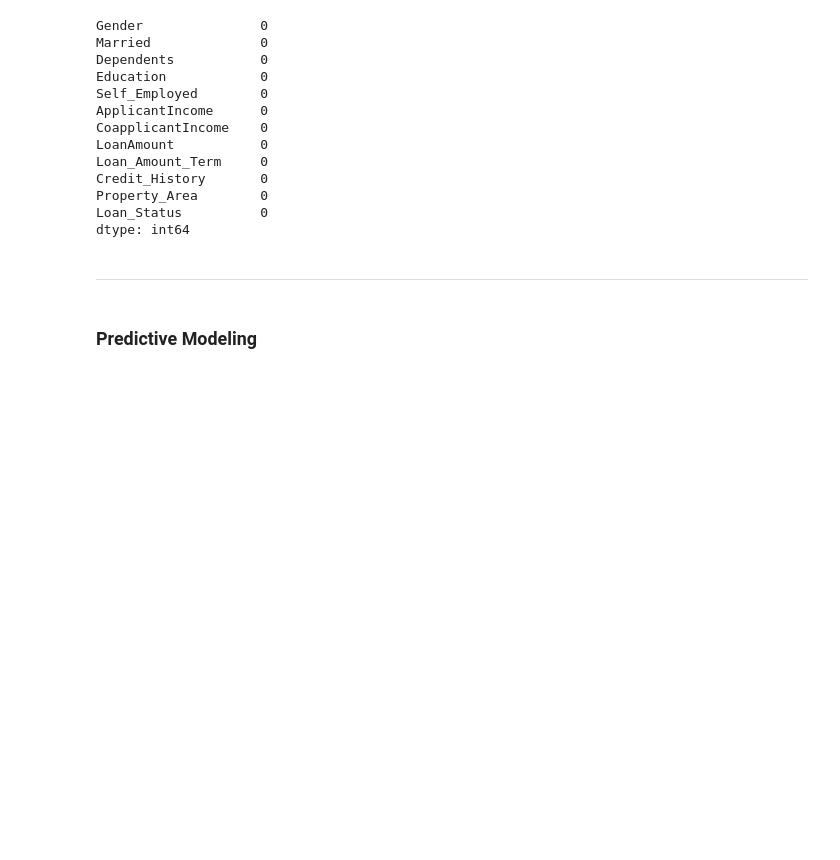
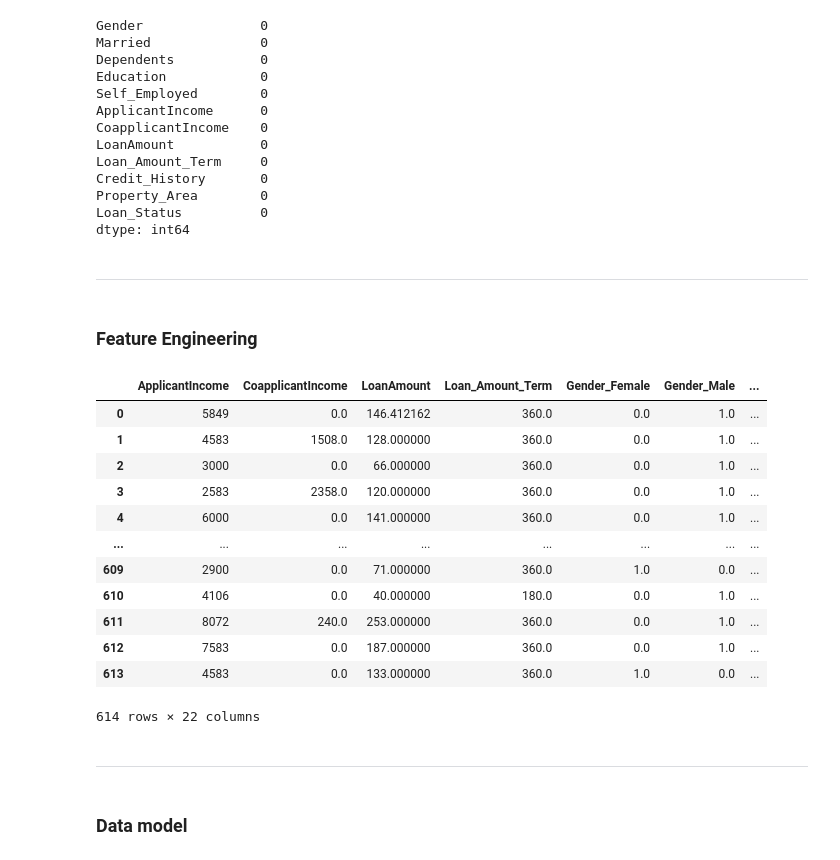
Before and after one commit to dylanxlam/data_science_practice_and_skills, a Jupyter notebook: Term Project/termProjectProposal.ipynb, the cells around one changed output. Drawn from its saved outputs; the diff is of its cells as text; code cells hidden in the pictures; blank space fills up the shorter version.

```diff
--- a/Term Project/termProjectProposal.ipynb
+++ b/Term Project/termProjectProposal.ipynb
@@ -148,5 +152,39 @@ Loan_Status          0
 dtype: int64
 # %% [markdown]
 ----
+# %% [markdown]
+### Feature Engineering
+# %%
+# Create categorical and numerical columns to train model
+categorical_columns = ['Gender', 'Married', 'Dependents', 'Education', 'Self_Employed', 'Property_Area','Credit_History']
+numerical_columns = ['ApplicantIncome', 'CoapplicantIncome', 'LoanAmount', 'Loan_Amount_Term' ]
+# %%
+# establish new dataframe with target and non-target collumns
+target = df['Loan_Status']
+train_df = df.drop(['Loan_Status'], axis=1)
+# %%
+# Encode categorical columns
+encoder = OneHotEncoder()
+encoded = encoder.fit_transform(train_df[categorical_columns])
+encoded_df = pd.DataFrame(encoded.toarray(), columns=encoder.get_feature_names_out(categorical_columns))
+encoded_train_df = pd.concat([train_df[numerical_columns], encoded_df], axis=1)
+# %%
+encoded_train_df
+# %% [output]
+|  | ApplicantIncome | CoapplicantIncome | LoanAmount | Loan_Amount_Term | Gender_Female | Gender_Male | ... |
+| 0 | 5849 | 0.0 | 146.412162 | 360.0 | 0.0 | 1.0 | ... |
+| 1 | 4583 | 1508.0 | 128.000000 | 360.0 | 0.0 | 1.0 | ... |
+| 2 | 3000 | 0.0 | 66.000000 | 360.0 | 0.0 | 1.0 | ... |
+| 3 | 2583 | 2358.0 | 120.000000 | 360.0 | 0.0 | 1.0 | ... |
+| 4 | 6000 | 0.0 | 141.000000 | 360.0 | 0.0 | 1.0 | ... |
+| ... | ... | ... | ... | ... | ... | ... | ... |
+| 609 | 2900 | 0.0 | 71.000000 | 360.0 | 1.0 | 0.0 | ... |
+| 610 | 4106 | 0.0 | 40.000000 | 180.0 | 0.0 | 1.0 | ... |
+| 611 | 8072 | 240.0 | 253.000000 | 360.0 | 0.0 | 1.0 | ... |
+| 612 | 7583 | 0.0 | 187.000000 | 360.0 | 0.0 | 1.0 | ... |
+| 613 | 4583 | 0.0 | 133.000000 | 360.0 | 1.0 | 0.0 | ... |
+614 rows × 22 columns
 # %% [markdown]
-### Predictive Modeling
+----
+# %% [markdown]
+### **Data model**
```
Also changed, not shown: parts of 8 cells of this notebook, 1 other file.
